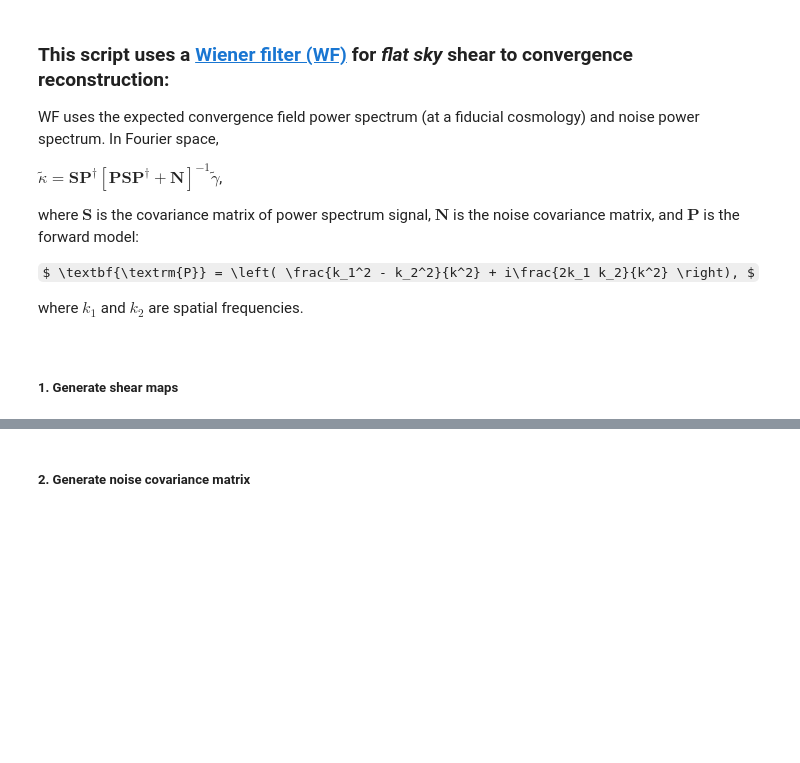
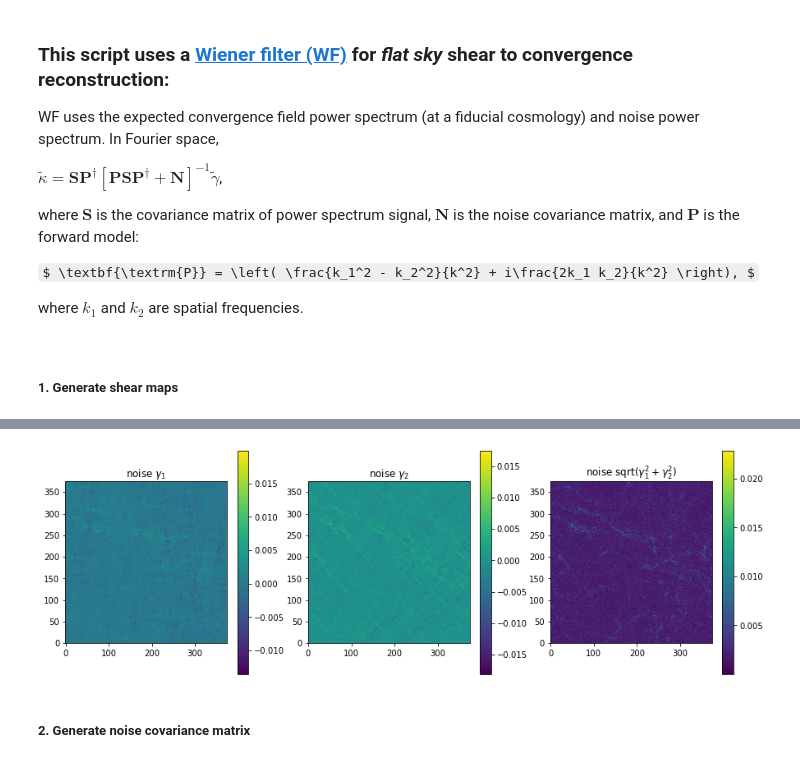
Before and after one commit to LSSTDESC/hos_mass_mapping, a Jupyter notebook: notebooks/WienerFilter.ipynb, the cells around one changed output, grey strips where cells are left out. Saved outputs shown, nothing was run; the diff lists cells and outputs as text; code cells hidden in the pictures; some formulas as TeX source; blank space fills up the shorter version.

```diff
--- a/notebooks/WienerFilter.ipynb
+++ b/notebooks/WienerFilter.ipynb
@@ -10,0 +17,13 @@ from scripts.wf_flat import compute_s_from_theory, spin_wiener_filter
+# %%
+# simulation box size info
+box_width_deg = 5
+box_width_pix = 375
+box_width_arcmin = box_width_deg * 60 # arcmin
+pixel_size_arcmin = box_width_arcmin / box_width_pix # arcmin/pixel
+pixel_size_deg = pixel_size_arcmin / 60 # degree/pixel
+box_size_rad = np.radians(box_width_deg) # radians
+pixel_size_rad = np.radians(pixel_size_deg) # radians/pixel
+
+# galaxy shape noise level in galaxies/pixels
+sig = (0.26 / np.sqrt( (30/5) * pixel_size_arcmin**2)) # units of galaxies per pixel (30 galaxies per arcmin and 5 redshift bins)
+sig
@@ -45,2 +71,20 @@ gmap1_flat = ...
+# %%
+# add noise
+sig_test = sig/100 # use to test lower noise level
+gmap1_noise = gmap1 + np.random.normal(loc = 0, scale = sig_test, size = gmap1.shape)
+gmap2_noise = gmap2 + np.random.normal(loc = 0, scale = sig_test, size = gmap2.shape)
+
+fig, axes = plt.subplots(1, 3, figsize=(15, 5))
+im1 = axes[0].imshow(gmap1_noise, origin='lower')
+fig.colorbar(im1, ax=axes[0])
+axes[0].set_title(r"noise $\gamma_1$")
+im2 = axes[1].imshow(gmap2_noise, origin='lower')
+fig.colorbar(im2, ax=axes[1])
+axes[1].set_title(r"noise $\gamma_2$")
+im3 = axes[2].imshow(np.sqrt(gmap1_noise**2 + gmap2_noise**2), origin='lower')
+fig.colorbar(im3, ax=axes[2])
+axes[2].set_title("noise sqrt($\gamma_1^2 + \gamma_2^2$)");
+# %% [output]
+[figure, added]
 # %% [markdown]
 ##### 2. Generate noise covariance matrix
```
Also changed, not shown: parts of 15 cells of this notebook, 1 other file.
